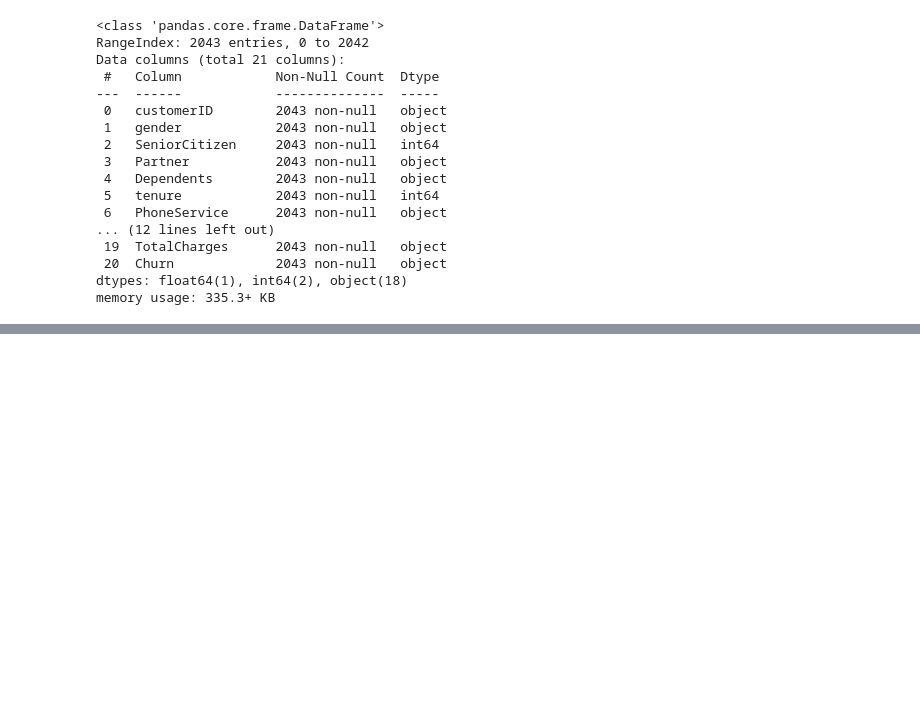
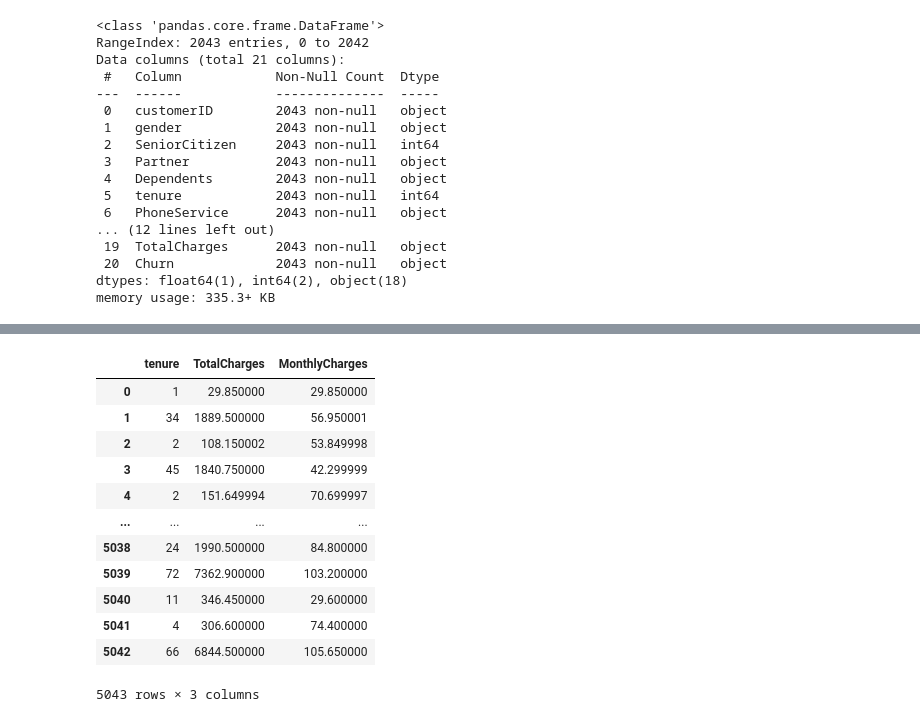
Before and after one commit to Asi9128/PHASE2_FIRST_PROJECT, a Jupyter notebook: PROJECT1_PH2.ipynb, the cells around one changed output, grey strips where cells are left out. Saved outputs shown, nothing was run; the diff lists cells and outputs as text; code cells hidden in the pictures; blank space fills up the shorter version.

```diff
--- a/PROJECT1_PH2.ipynb
+++ b/PROJECT1_PH2.ipynb
@@ -198,0 +443,18 @@ memory usage: 335.3+ KB
+# %%
+# Creating a list for numeric columns
+numeric = train_data[["tenure", "TotalCharges", "MonthlyCharges"]]
+numeric
+# %% [output]
+|  | tenure | TotalCharges | MonthlyCharges |
+| 0 | 1 | 29.850000 | 29.850000 |
+| 1 | 34 | 1889.500000 | 56.950001 |
+| 2 | 2 | 108.150002 | 53.849998 |
+| 3 | 45 | 1840.750000 | 42.299999 |
+| 4 | 2 | 151.649994 | 70.699997 |
+| ... | ... | ... | ... |
+| 5038 | 24 | 1990.500000 | 84.800000 |
+| 5039 | 72 | 7362.900000 | 103.200000 |
+| 5040 | 11 | 346.450000 | 29.600000 |
+| 5041 | 4 | 306.600000 | 74.400000 |
+| 5042 | 66 | 6844.500000 | 105.650000 |
+5043 rows × 3 columns
```
Also changed, not shown: parts of 25 cells of this notebook.
